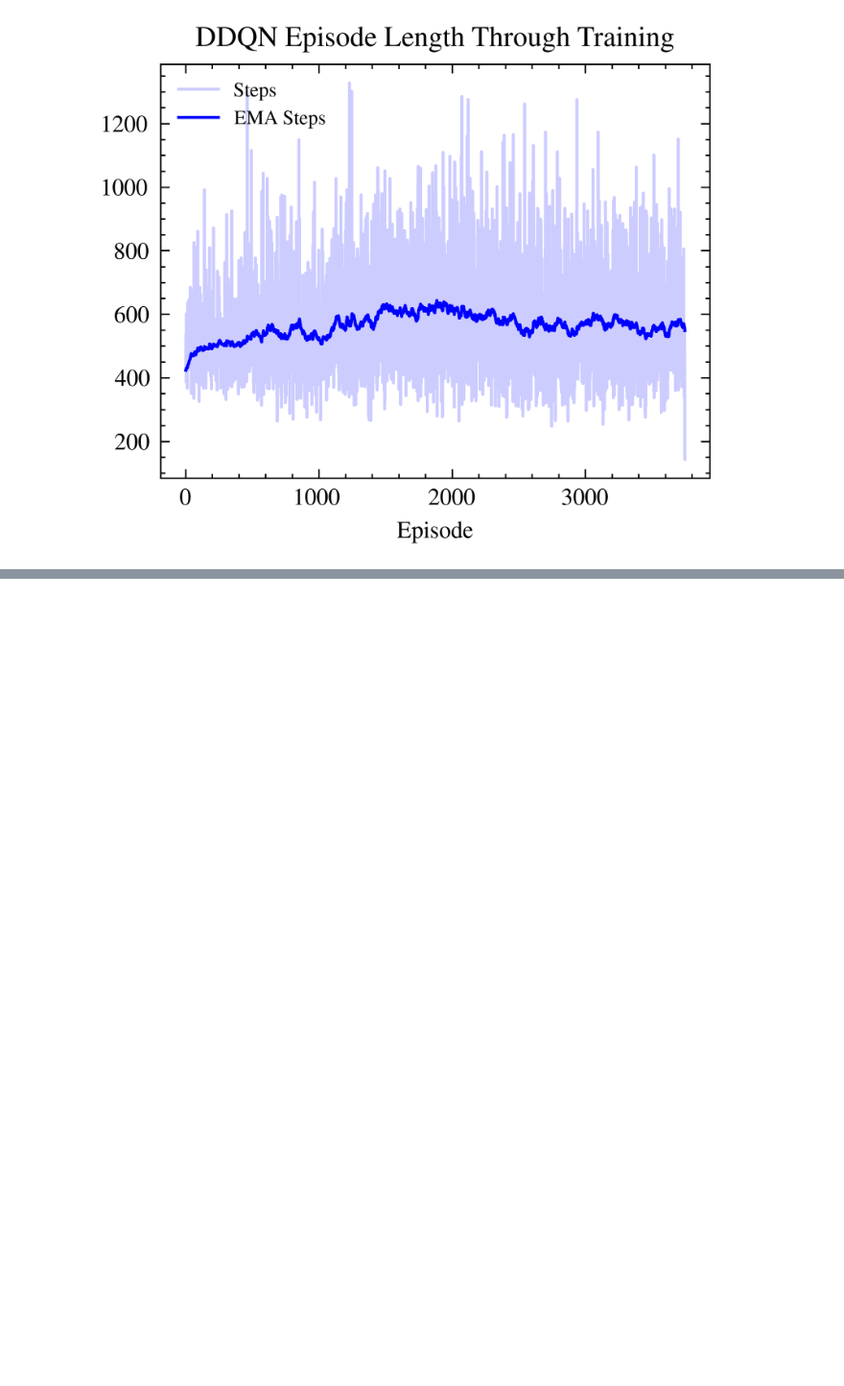
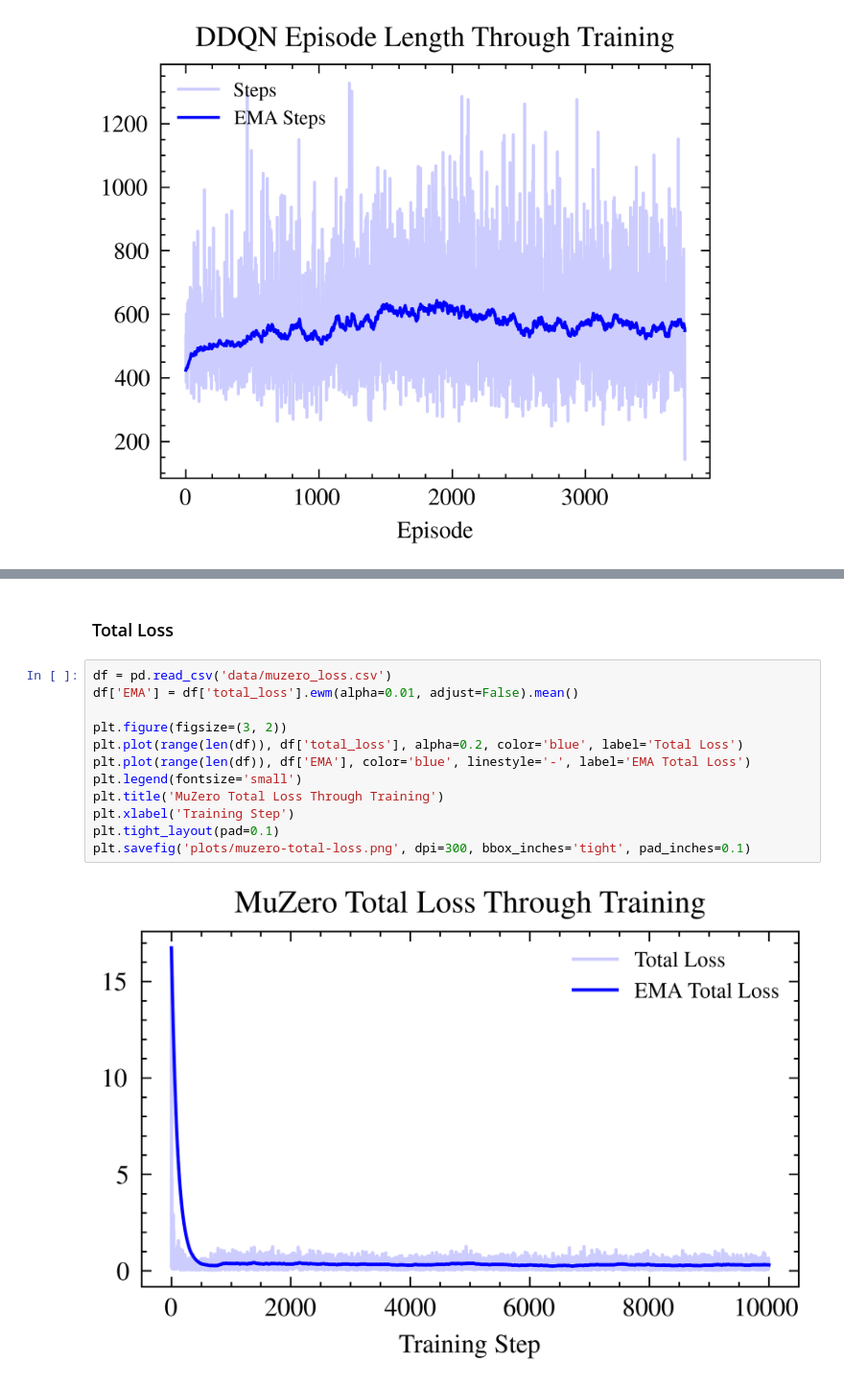
Before and after one commit to pavonism/reinforcement-learning, a Jupyter notebook: scripts/DrawPlotsForReport.ipynb, the cells around one changed output, grey strips where cells are left out. Shown at 96% size. Saved outputs shown, nothing was run; the diff lists cells and outputs as text; blank space fills up the shorter version.

```diff
--- a/scripts/DrawPlotsForReport.ipynb
+++ b/scripts/DrawPlotsForReport.ipynb
@@ -147,0 +220,16 @@ plt.savefig('plots/ddqn-episode-length.png', dpi=300)
+# %% [markdown]
+### Total Loss
+# %%
+df = pd.read_csv('data/muzero_loss.csv')
+df['EMA'] = df['total_loss'].ewm(alpha=0.01, adjust=False).mean()
+
+plt.figure(figsize=(3, 2))
+plt.plot(range(len(df)), df['total_loss'], alpha=0.2, color='blue', label='Total Loss')
+plt.plot(range(len(df)), df['EMA'], color='blue', linestyle='-', label='EMA Total Loss')
+plt.legend(fontsize='small')
+plt.title('MuZero Total Loss Through Training')
+plt.xlabel('Training Step')
+plt.tight_layout(pad=0.1)
+plt.savefig('plots/muzero-total-loss.png', dpi=300, bbox_inches='tight', pad_inches=0.1)
+# %% [output]
+[figure, added]
```
Also changed, not shown: parts of 21 cells of this notebook, 12 other files.
